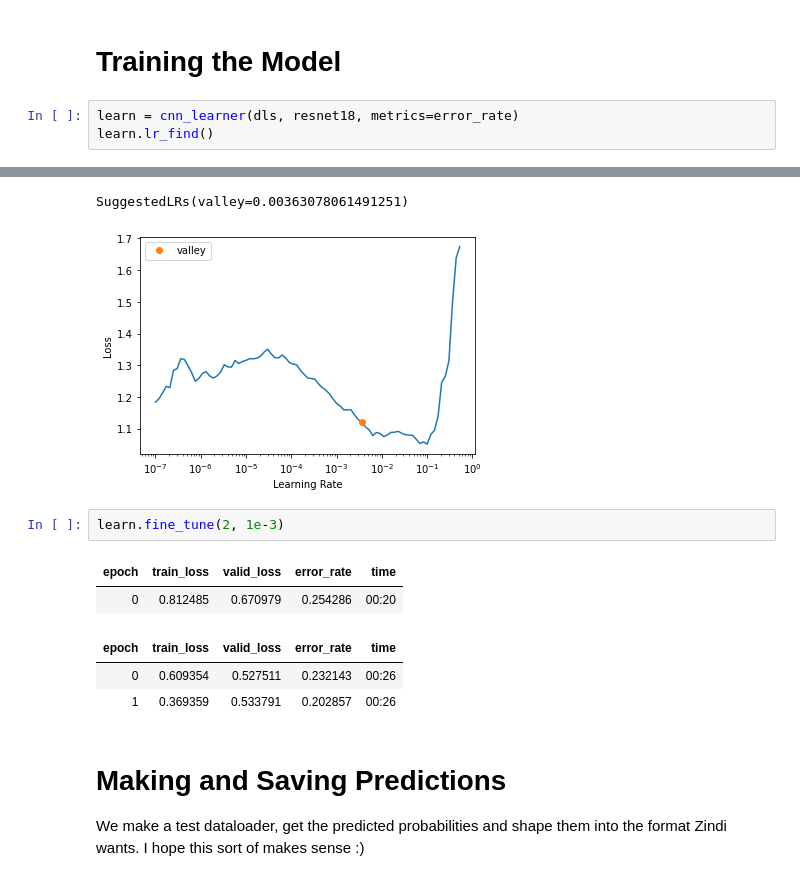
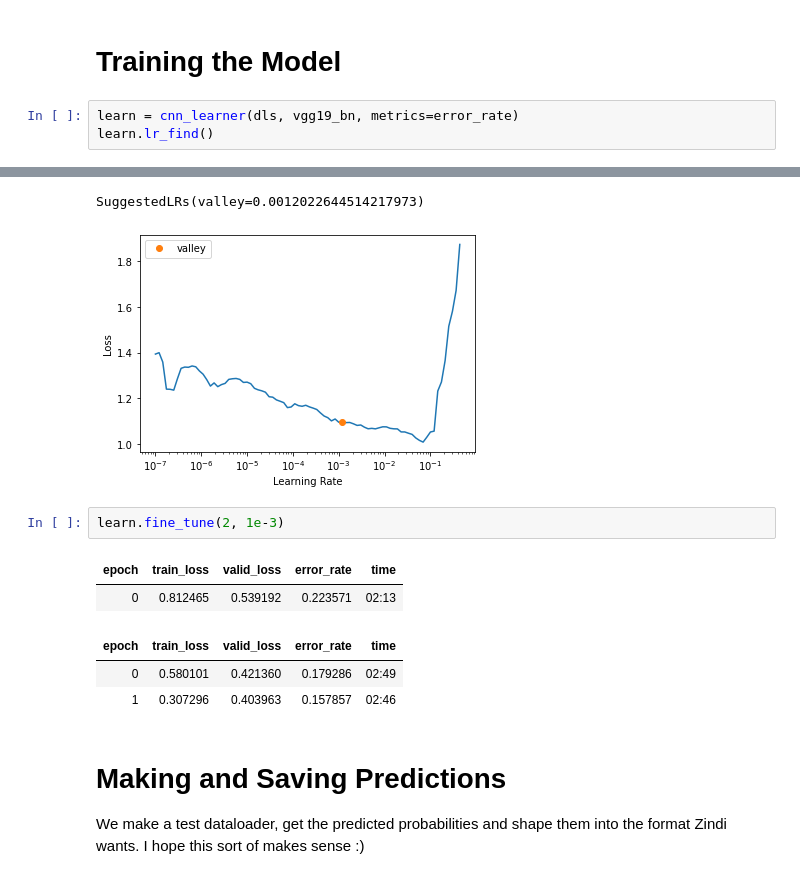
Before and after one commit to JONNY-ME/zindi-RSI, a Jupyter notebook: StarterNB_RoadSegment.ipynb, the cells around one changed output, grey strips where cells are left out. Saved outputs shown, nothing was run; the diff lists cells and outputs as text.

```diff
--- a/StarterNB_RoadSegment.ipynb
+++ b/StarterNB_RoadSegment.ipynb
@@ -43,6 +54,6 @@ dls.show_batch() # View a batch with labels
 # %% [markdown]
 # Training the Model
 # %%
-learn = cnn_learner(dls, resnet18, metrics=error_rate)
+learn = cnn_learner(dls, vgg19_bn, metrics=error_rate)
 learn.lr_find()
 # %% [output]
@@ -50,14 +61,14 @@ Downloading: "https://download.pytorch.org/models/resnet18-f37072fd.pth" to /roo
 [interactive output not drawn]
-SuggestedLRs(valley=0.00363078061491251)
+SuggestedLRs(valley=0.0012022644514217973)
-[figure, old version]
+[figure, new version]
 # %%
 learn.fine_tune(2, 1e-3)
 # %% [output]
 | epoch | train_loss | valid_loss | error_rate | time |
-| 0 | 0.812485 | 0.670979 | 0.254286 | 00:20 |
+| 0 | 0.812465 | 0.539192 | 0.223571 | 02:13 |
 | epoch | train_loss | valid_loss | error_rate | time |
-| 0 | 0.609354 | 0.527511 | 0.232143 | 00:26 |
-| 1 | 0.369359 | 0.533791 | 0.202857 | 00:26 |
+| 0 | 0.580101 | 0.421360 | 0.179286 | 02:49 |
+| 1 | 0.307296 | 0.403963 | 0.157857 | 02:46 |
 # %% [markdown]
 # Making and Saving Predictions
 
```
Also changed, not shown: parts of 9 cells of this notebook.
